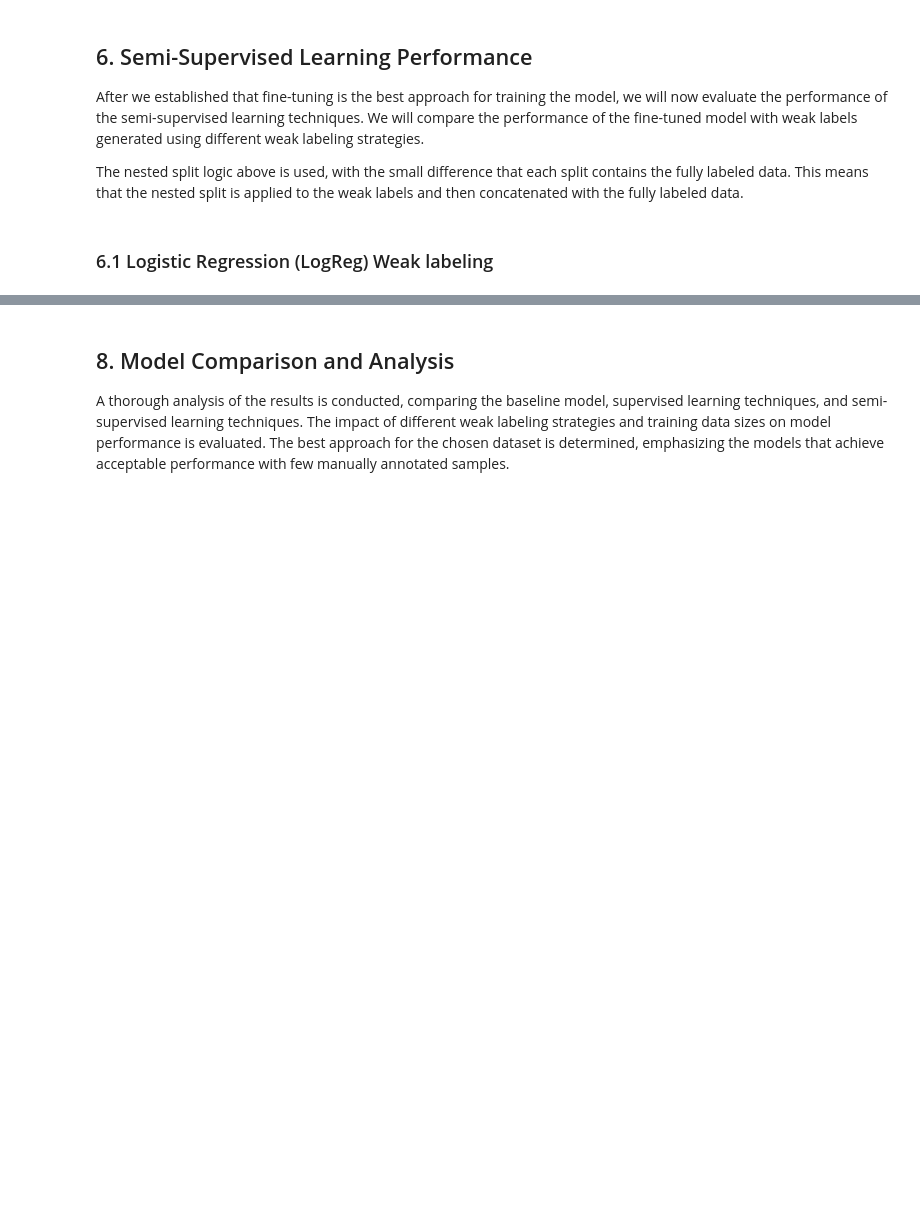
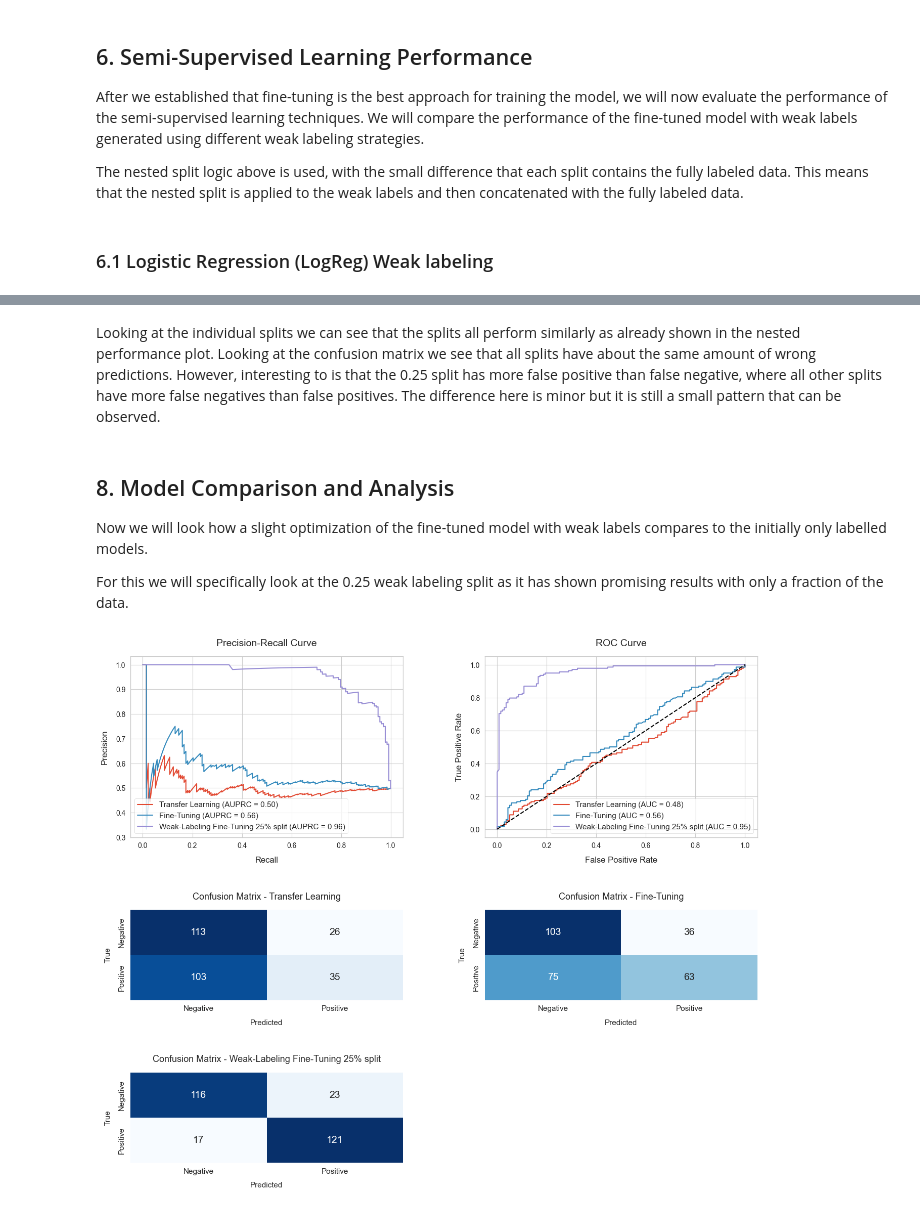
Before and after one commit to fhnw-ivy/npr-sentiment, a Jupyter notebook: notebooks/main.ipynb, the cells around one changed output, grey strips where cells are left out. Cells and saved outputs as stored; diff of their text form; code cells hidden in the pictures; blank space fills up the shorter version.

```diff
--- a/notebooks/main.ipynb
+++ b/notebooks/main.ipynb
@@ -383,13 +455,19 @@ plot_additional_metrics([results for k, results in logreg_nested_data.items()],
+# %% [markdown]
+Looking at the individual splits we can see that the splits all perform similarly as already shown in the nested performance plot. Looking at the confusion matrix we see that all splits have about the same amount of wrong predictions. However, interesting to is that the 0.25 split has more false positive than false negative, where all other splits have more false negatives than false positives. The difference here is minor but it is still a small pattern that can be observed.
 # %% [markdown]
 ## 8. Model Comparison and Analysis
-A thorough analysis of the results is conducted, comparing the baseline model, supervised learning techniques, and semi-supervised learning techniques. The impact of different weak labeling strategies and training data sizes on model performance is evaluated. The best approach for the chosen dataset is determined, emphasizing the models that achieve acceptable performance with few manually annotated samples.
+Now we will look how a slight optimization of the fine-tuned model with weak labels compares to the initially only labelled models.
+
+For this we will specifically look at the 0.25 weak labeling split as it has shown promising results with only a fraction of the data.
 # %%
 with open(f'{MODEL_DIR}/semi-supervised/finetune_nested/eval_results.json') as file:
     logreg_nested_data = json.load(file)
 
 best_transfer = transfer_nested_data["1.0"]
 best_finetune = finetune_nested_data["1.0"]
 best_weak_labeling = logreg_nested_data["0.25"]
 
 
-plot_additional_metrics([best_transfer, best_finetune, best_weak_labeling], ['Transfer Learning', 'Fine-Tuning', 'Weak-Labeling Fine-Tuning'])
+plot_additional_metrics([best_transfer, best_finetune, best_weak_labeling], ['Transfer Learning', 'Fine-Tuning', 'Weak-Labeling Fine-Tuning 25% split'])
+# %% [output]
+[figure, added]
```
Also changed, not shown: parts of 18 cells of this notebook.
